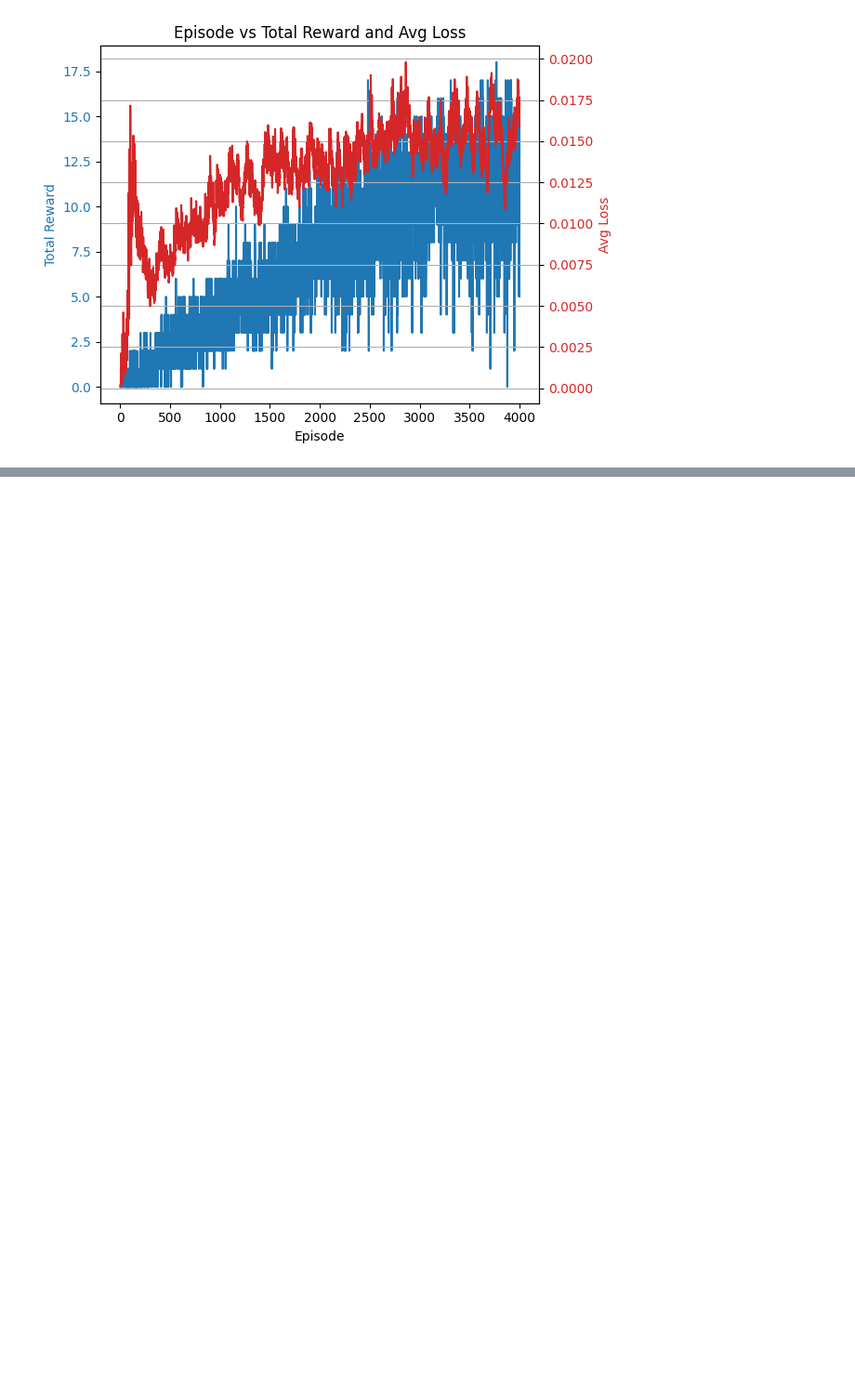
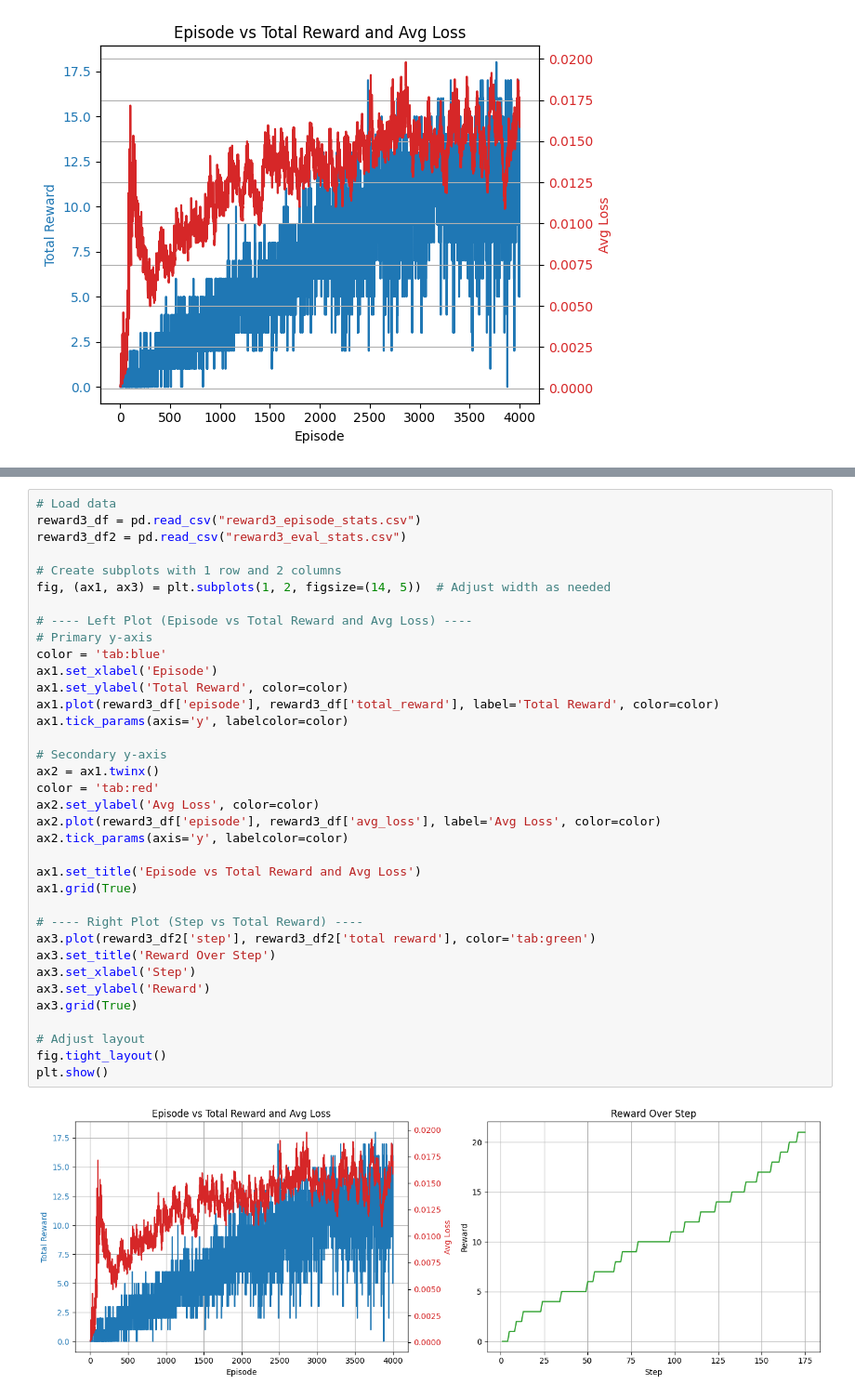
Before and after one commit to thecarmechanic/cse190-warehouse-bots, a Jupyter notebook: custom-rewards-dqn/dqn_rewards_graphs.ipynb, the cells around one changed output, grey strips where cells are left out. Shown at 93% size. Drawn from its saved outputs; the diff is of its cells as text; blank space fills up the shorter version.

```diff
--- a/custom-rewards-dqn/dqn_rewards_graphs.ipynb
+++ b/custom-rewards-dqn/dqn_rewards_graphs.ipynb
@@ -183,0 +184,38 @@ plt.grid()
+# %%
+# Load data
+reward3_df = pd.read_csv("reward3_episode_stats.csv")
+reward3_df2 = pd.read_csv("reward3_eval_stats.csv")
+
+# Create subplots with 1 row and 2 columns
+fig, (ax1, ax3) = plt.subplots(1, 2, figsize=(14, 5))  # Adjust width as needed
+
+# ---- Left Plot (Episode vs Total Reward and Avg Loss) ----
+# Primary y-axis
+color = 'tab:blue'
+ax1.set_xlabel('Episode')
+ax1.set_ylabel('Total Reward', color=color)
+ax1.plot(reward3_df['episode'], reward3_df['total_reward'], label='Total Reward', color=color)
+ax1.tick_params(axis='y', labelcolor=color)
+
+# Secondary y-axis
+ax2 = ax1.twinx()
+color = 'tab:red'
+ax2.set_ylabel('Avg Loss', color=color)
+ax2.plot(reward3_df['episode'], reward3_df['avg_loss'], label='Avg Loss', color=color)
+ax2.tick_params(axis='y', labelcolor=color)
+
+ax1.set_title('Episode vs Total Reward and Avg Loss')
+ax1.grid(True)
+
+# ---- Right Plot (Step vs Total Reward) ----
+ax3.plot(reward3_df2['step'], reward3_df2['total reward'], color='tab:green')
+ax3.set_title('Reward Over Step')
+ax3.set_xlabel('Step')
+ax3.set_ylabel('Reward')
+ax3.grid(True)
+
+# Adjust layout
+fig.tight_layout()
+plt.show()
+# %% [output]
+[figure, added]
```
Also changed, not shown: parts of 6 cells of this notebook, 1 other file.
